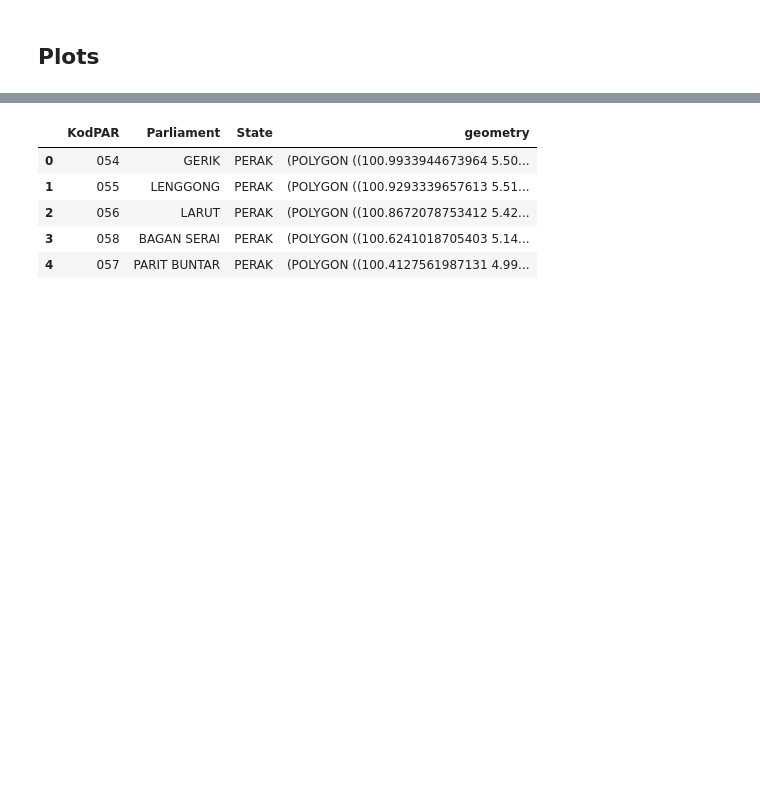
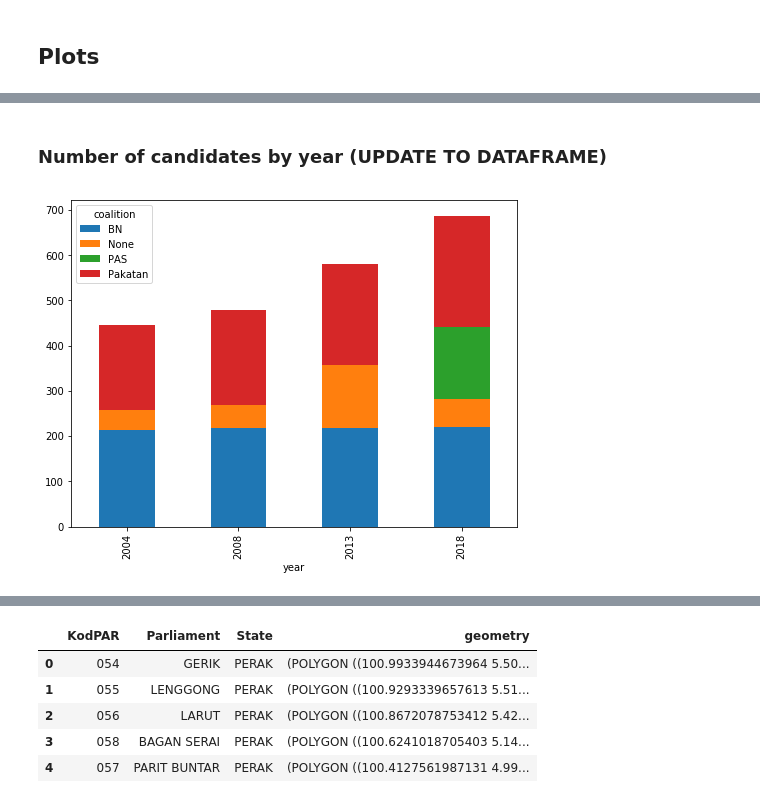
Before and after one commit to theianchan/ge14-map, a Jupyter notebook: explorer.ipynb, the cells around one changed output, grey strips where cells are left out. Drawn from its saved outputs; the diff is of its cells as text; code cells hidden in the pictures; blank space fills up the shorter version.

Commit message:
Exploration charts Y/Y

```diff
--- a/explorer.ipynb
+++ b/explorer.ipynb
@@ -311,0 +242,8 @@ ge14_geo = gpd.read_file("data/parliamentary-boundaries-2018-working.geojson")
+# %% [markdown]
+### Number of candidates by year (UPDATE TO DATAFRAME)
+# %%
+ge['coalition'].fillna('None', inplace=True)
+# %%
+_ = ge.groupby(['year', 'coalition'])['candidate'].count().unstack().plot.bar(stacked=True, figsize=(8, 6))
+# %% [output]
+[figure, added]
```
Also changed, not shown: parts of 66 cells of this notebook.
